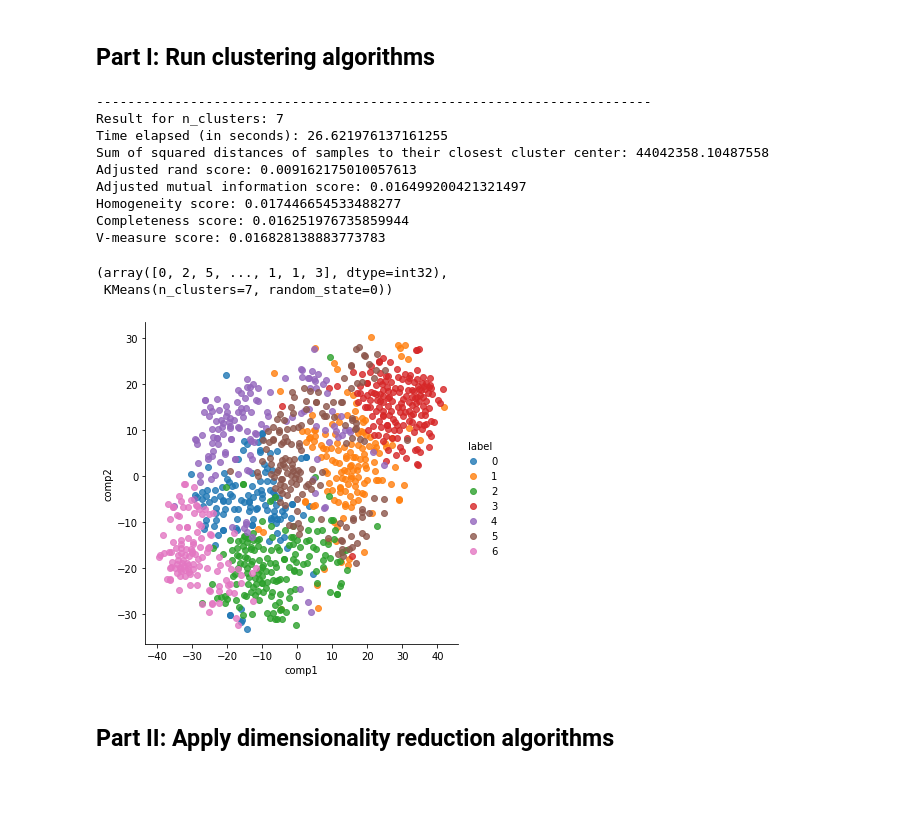
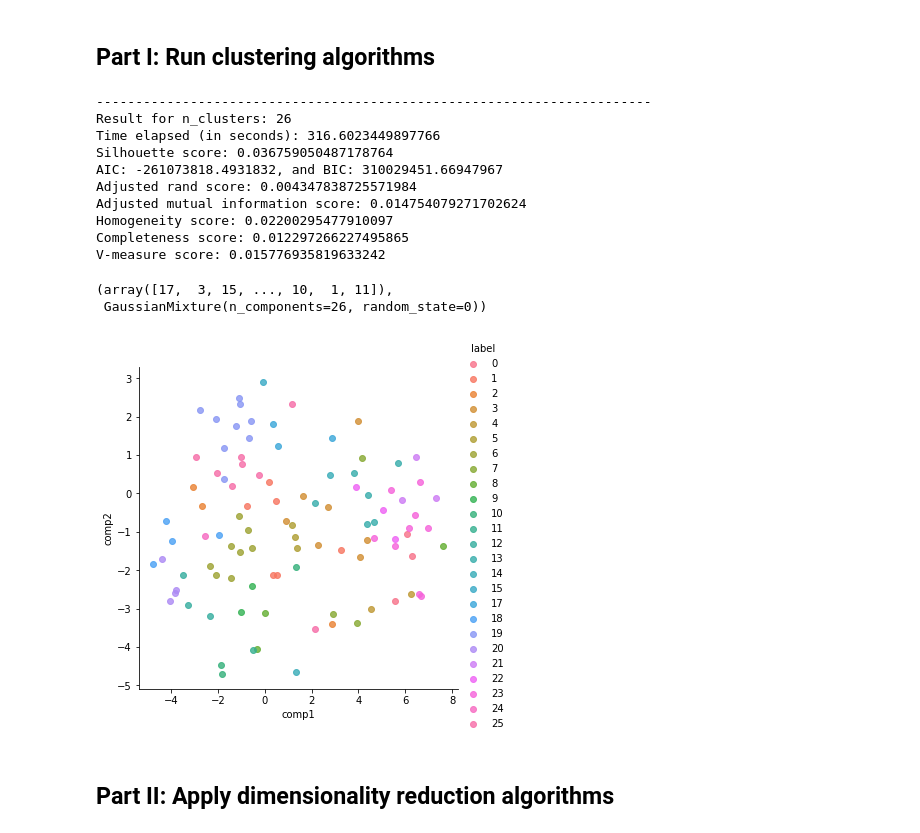
Before and after one commit to yujing1004/cs7641, a Jupyter notebook: assignment3/unsupervised_learning.ipynb, the cells around one changed output. Saved outputs shown, nothing was run; the diff lists cells and outputs as text; code cells hidden in the pictures; blank space fills up the shorter version.

```diff
--- a/assignment3/unsupervised_learning.ipynb
+++ b/assignment3/unsupervised_learning.ipynb
@@ -64,9 +136,9 @@ test_y = np.array(test_set['emotion'])
 # %% [markdown]
 ## Part I: Run clustering algorithms
 # %%
-clustering_algorithm = 'k_means'
+clustering_algorithm = 'em'
 assert clustering_algorithm in {'k_means', 'em'}
-n_clusters = 12  # Set to an integer (discovered best n_clusters) or a list of integers (to discover best n_clusters)
+n_clusters = 26  # Set to an integer (discovered best n_clusters) or a list of integers (to discover best n_clusters)
 # %%
 def constuct_clustering_model(clustering_algorithm, n_clusters):
     if clustering_algorithm == 'k_means':
@@ -84,6 +156,7 @@ def run_clustering_algorithm(clustering_algorithm, n_clusters, train_X):
         print('-----------------------------------------------------------------------')
         print('Result for n_clusters: {}'.format(n_clusters))
         print('Time elapsed (in seconds): {}'.format(end_time - start_time))
+        print('Silhouette score: {}'.format(silhouette_score(train_X, clustering_model.predict(train_X), metric='euclidean')))
         if clustering_algorithm == 'k_means':
             print('Sum of squared distances of samples to their closest cluster center: {}'
                   .format(clustering_model.inertia_))
@@ -93,6 +166,7 @@ def run_clustering_algorithm(clustering_algorithm, n_clusters, train_X):
         sses = []
         aics = []
         bics = []
+        silhouette_scores = []
         for n in n_clusters:
             clustering_model = constuct_clustering_model(clustering_algorithm, n)
             start_time = time.time()
@@ -101,6 +175,9 @@ def run_clustering_algorithm(clustering_algorithm, n_clusters, train_X):
             print('-----------------------------------------------------------------------')
             print('Result for n_clusters: {}'.format(n))
             print('Time elapsed (in seconds): {}'.format(end_time - start_time))
+            silhouette = silhouette_score(train_X, clustering_model.predict(train_X), metric='euclidean')
+            print('Silhouette score: {}'.format(silhouette))
+            silhouette_scores.append(silhouette)
             if clustering_algorithm == 'k_means':
                 print('Sum of squared distances of samples to their closest cluster center: {}'
                       .format(clustering_model.inertia_))
@@ -111,6 +188,12 @@ def run_clustering_algorithm(clustering_algorithm, n_clusters, train_X):
                 print('AIC: {0}, and BIC: {1}'.format(aic, bic))
                 aics.append(aic)
                 bics.append(bic)
+        plt.figure(random.randint(0, 10000))
+        plt.plot(n_clusters, silhouette_scores)
+        plt.title('Silhouette score v.s. k')
+        plt.xlabel('k')
+        plt.ylabel('Silhouette score')
+        plt.show()
         if clustering_algorithm == 'k_means':
             plt.figure(random.randint(0, 10000))
             plt.plot(n_clusters, sses)
@@ -142,36 +225,44 @@ def sample_rows(X, y, num_rows_to_sample):
     num_total_rows = X.shape[0]
     random_indices = np.random.choice(num_total_rows, size=num_rows_to_sample, replace=False)
     return X[random_indices, :], y[random_indices]
+# %%
+def viz(X, y):
+    # Visulize dimensionality reduction result against true or predicted labels in 2D
+    if X.shape[1] > 50:
+        X = PCA(n_components=50).fit_transform(X)
+    if X.shape[0] > 100:
+        X, y = sample_rows(X, y, 100)
+    embedded_X = TSNE(random_state=0, n_components=2).fit_transform(X)
+    df_tsne = pd.DataFrame(embedded_X, columns=['comp1', 'comp2'])
+    df_tsne['label'] = y
+    sns.lmplot(x='comp1', y='comp2', data=df_tsne, hue='label', fit_reg=False)
 # %%
-def clustering_all_in_one(clustering_algorithm, n_clusters, train_X):
+def clustering_all_in_one(clustering_algorithm, n_clusters, train_X, train_y, plot=True):
     # Run clustering algorithm
     clustering_model = run_clustering_algorithm(clustering_algorithm, n_clusters, train_X)
     # Evaluate clustering result against true labels
     pred_y = clustering_model.predict(train_X)
     eval_clustering_result(train_y, pred_y)
     # Visulize clustering result in 2D
-    reduced_X = PCA(n_components=50).fit_transform(train_X)
-    sampled_X, sampled_y = sample_rows(reduced_X, pred_y, 1000)
-    embedded_X = TSNE(n_components=2).fit_transform(sampled_X)
-    df_tsne = pd.DataFrame(embedded_X, columns=['comp1', 'comp2'])
-    df_tsne['label'] = sampled_y
-    sns.lmplot(x='comp1', y='comp2', data=df_tsne, hue='label', fit_reg=False)
+    if plot:
+        viz(train_X, pred_y)
     return pred_y, clustering_model
 
-clustering_all_in_one(clustering_algorithm, n_clusters, train_X)
+clustering_all_in_one(clustering_algorithm, n_clusters, train_X, train_y)
 # %% [output]
 -----------------------------------------------------------------------
-Result for n_clusters: 7
-Time elapsed (in seconds): 26.621976137161255
-Sum of squared distances of samples to their closest cluster center: 44042358.10487558
-Adjusted rand score: 0.009162175010057613
-Adjusted mutual information score: 0.016499200421321497
-Homogeneity score: 0.017446654533488277
-Completeness score: 0.016251976735859944
-V-measure score: 0.016828138883773783
+Result for n_clusters: 26
+Time elapsed (in seconds): 316.6023449897766
+Silhouette score: 0.036759050487178764
+AIC: -261073818.4931832, and BIC: 310029451.66947967
+Adjusted rand score: 0.004347838725571984
+Adjusted mutual information score: 0.014754079271702624
+Homogeneity score: 0.02200295477910097
+Completeness score: 0.012297266227495865
+V-measure score: 0.015776935819633242
-(array([0, 2, 5, ..., 1, 1, 3], dtype=int32),
- KMeans(n_clusters=7, random_state=0))
+(array([17,  3, 15, ..., 10,  1, 11]),
+ GaussianMixture(n_components=26, random_state=0))
-[figure, old version]
+[figure, new version]
 # %% [markdown]
 ## Part II: Apply dimensionality reduction algorithms
 # %%
```
Also changed, not shown: parts of 17 cells of this notebook, 4 other files.
